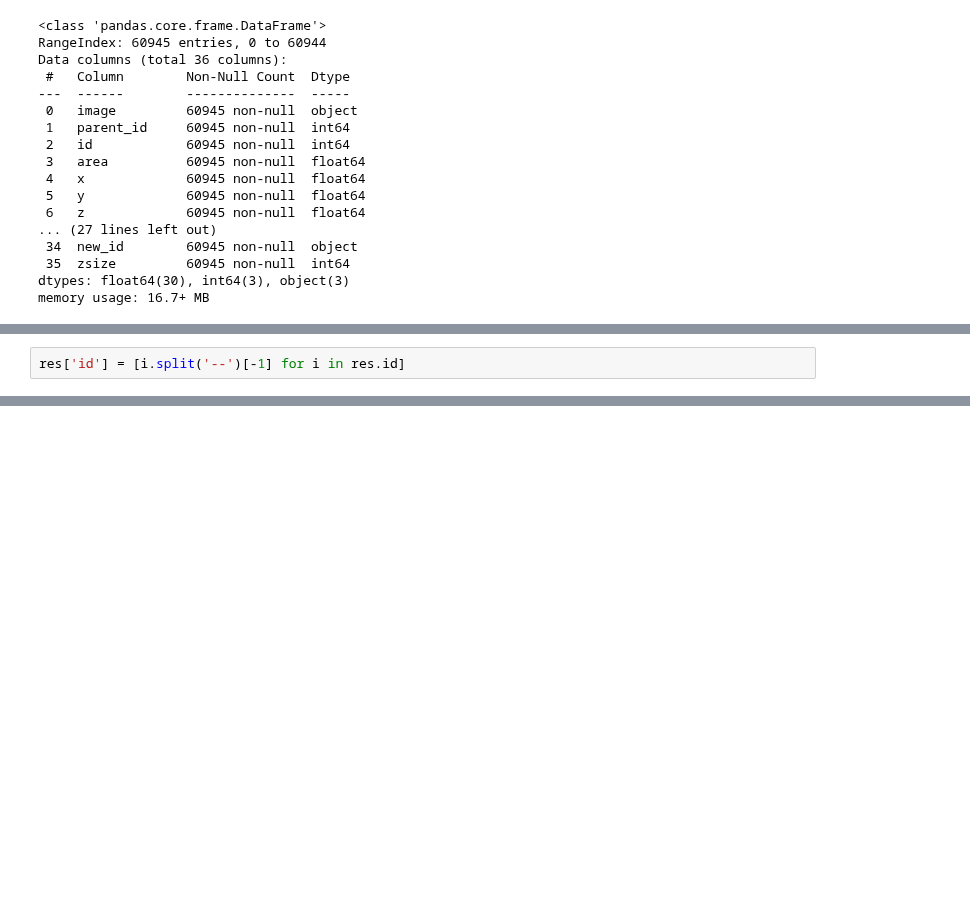
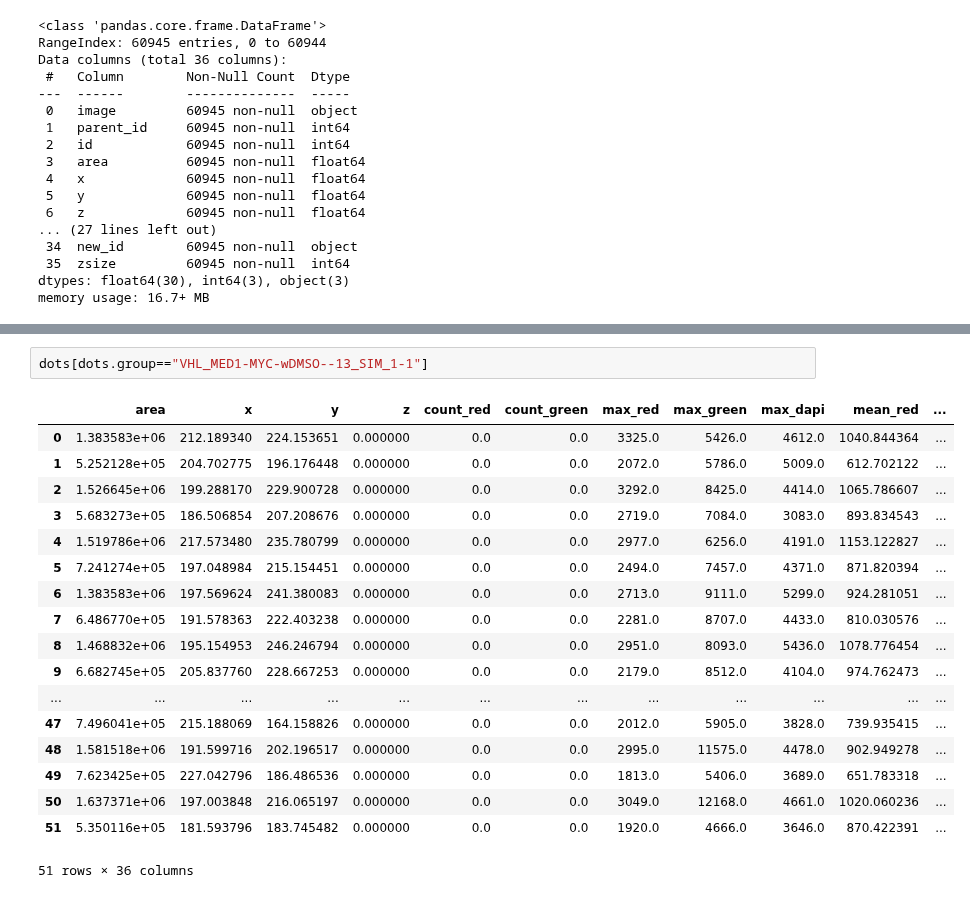
Before and after one commit to monikaperez/AMLproject, a Jupyter notebook: notebooks/Fish_SuperRes.ipynb, the cells around one changed output, grey strips where cells are left out. Saved outputs shown, nothing was run; the diff lists cells and outputs as text; blank space fills up the shorter version.

```diff
--- a/notebooks/Fish_SuperRes.ipynb
+++ b/notebooks/Fish_SuperRes.ipynb
@@ -328,3 +327 @@ res = res.reset_index(drop=True)
-# %%
-res['id'] = [i.split('--')[-1] for i in res.id]
 # %%
@@ -391,0 +408,21 @@ NameError: name 'res' is not defined
+# %%
+dots[dots.group=="VHL_MED1-MYC-wDMSO--13_SIM_1-1"]
+# %% [output]
+|  | area | x | y | z | count_red | count_green | max_red | max_green | max_dapi | mean_red | ... |
+| 0 | 1.383583e+06 | 212.189340 | 224.153651 | 0.000000 | 0.0 | 0.0 | 3325.0 | 5426.0 | 4612.0 | 1040.844364 | ... |
+| 1 | 5.252128e+05 | 204.702775 | 196.176448 | 0.000000 | 0.0 | 0.0 | 2072.0 | 5786.0 | 5009.0 | 612.702122 | ... |
+| 2 | 1.526645e+06 | 199.288170 | 229.900728 | 0.000000 | 0.0 | 0.0 | 3292.0 | 8425.0 | 4414.0 | 1065.786607 | ... |
+| 3 | 5.683273e+05 | 186.506854 | 207.208676 | 0.000000 | 0.0 | 0.0 | 2719.0 | 7084.0 | 3083.0 | 893.834543 | ... |
+| 4 | 1.519786e+06 | 217.573480 | 235.780799 | 0.000000 | 0.0 | 0.0 | 2977.0 | 6256.0 | 4191.0 | 1153.122827 | ... |
+| 5 | 7.241274e+05 | 197.048984 | 215.154451 | 0.000000 | 0.0 | 0.0 | 2494.0 | 7457.0 | 4371.0 | 871.820394 | ... |
+| 6 | 1.383583e+06 | 197.569624 | 241.380083 | 0.000000 | 0.0 | 0.0 | 2713.0 | 9111.0 | 5299.0 | 924.281051 | ... |
+| 7 | 6.486770e+05 | 191.578363 | 222.403238 | 0.000000 | 0.0 | 0.0 | 2281.0 | 8707.0 | 4433.0 | 810.030576 | ... |
+| 8 | 1.468832e+06 | 195.154953 | 246.246794 | 0.000000 | 0.0 | 0.0 | 2951.0 | 8093.0 | 5436.0 | 1078.776454 | ... |
+| 9 | 6.682745e+05 | 205.837760 | 228.667253 | 0.000000 | 0.0 | 0.0 | 2179.0 | 8512.0 | 4104.0 | 974.762473 | ... |
+| ... | ... | ... | ... | ... | ... | ... | ... | ... | ... | ... | ... |
+| 47 | 7.496041e+05 | 215.188069 | 164.158826 | 0.000000 | 0.0 | 0.0 | 2012.0 | 5905.0 | 3828.0 | 739.935415 | ... |
+| 48 | 1.581518e+06 | 191.599716 | 202.196517 | 0.000000 | 0.0 | 0.0 | 2995.0 | 11575.0 | 4478.0 | 902.949278 | ... |
+| 49 | 7.623425e+05 | 227.042796 | 186.486536 | 0.000000 | 0.0 | 0.0 | 1813.0 | 5406.0 | 3689.0 | 651.783318 | ... |
+| 50 | 1.637371e+06 | 197.003848 | 216.065197 | 0.000000 | 0.0 | 0.0 | 3049.0 | 12168.0 | 4661.0 | 1020.060236 | ... |
+| 51 | 5.350116e+05 | 181.593796 | 183.745482 | 0.000000 | 0.0 | 0.0 | 1920.0 | 4666.0 | 3646.0 | 870.422391 | ... |
+51 rows × 36 columns
```
Also changed, not shown: parts of 15 cells of this notebook, 3 other files.
